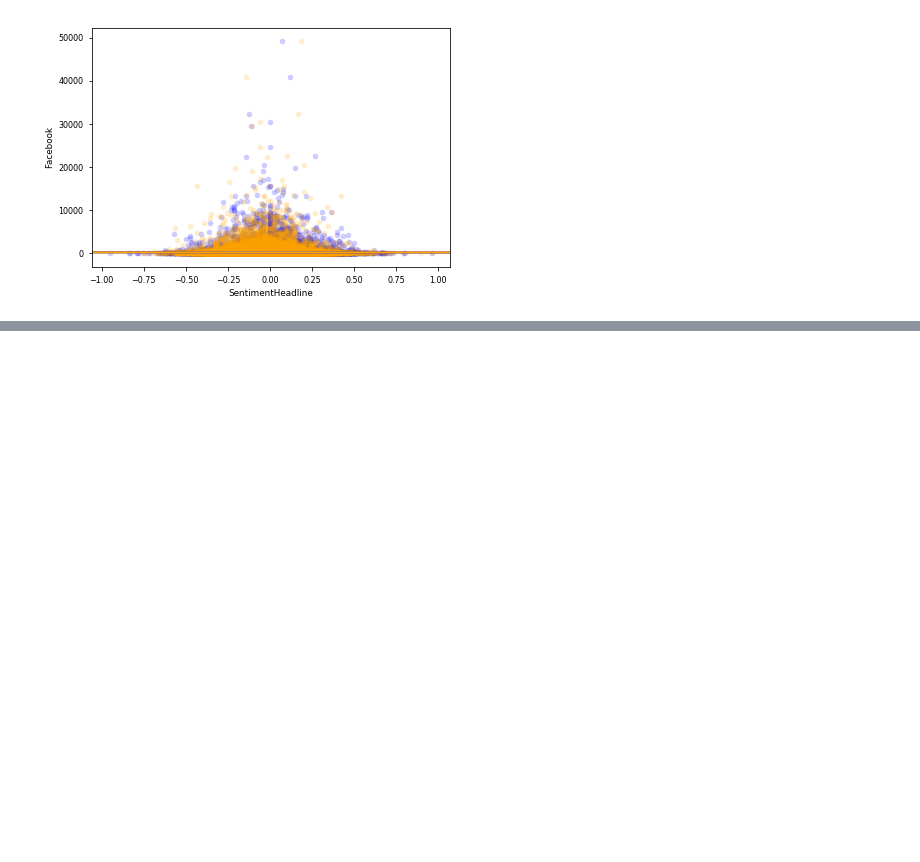
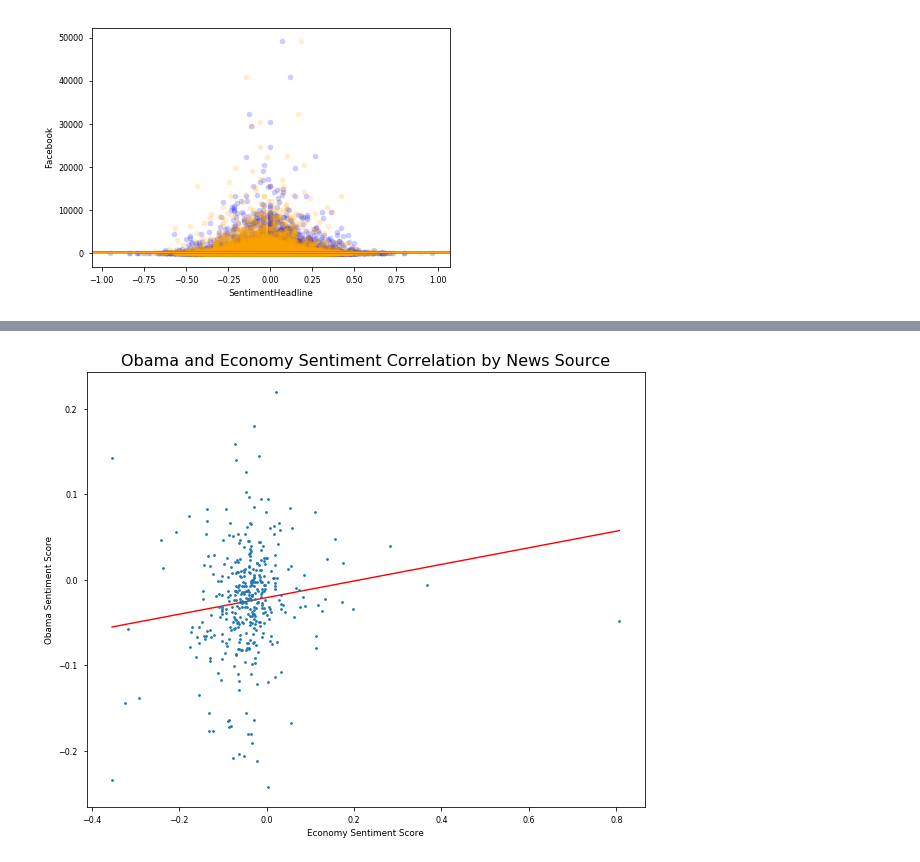
Before and after one commit to MichaelNormandyGavin/Viral_News, a Jupyter notebook: News Popularity Analysis.ipynb, the cells around one changed output, grey strips where cells are left out. Cells and saved outputs as stored; diff of their text form; code cells hidden in the pictures; blank space fills up the shorter version.

```diff
--- a/News Popularity Analysis.ipynb
+++ b/News Popularity Analysis.ipynb
@@ -324,0 +396,3 @@ plt.show()
+# %%
+source_topic_sentiment = source_topic.loc[prolific_sources,:].reset_index()
+source_topic_sentiment = source_topic_sentiment[source_topic_sentiment.Source != " "]
@@ -324,0 +423,7 @@ plt.show()
+# %%
+obama_economy = source_topic_sentiment[(source_topic_sentiment.Topic == 'economy') |(source_topic_sentiment.Topic == 'obama')]
+# %%
+obama_economy = pd.pivot_table(obama_economy,values='SentimentMax',columns=['Topic'],index='Source')
+# %%
+obama_economy.dropna(inplace=True)
+obama_economy.head(15)
@@ -324,0 +448,18 @@ plt.show()
+# %%
+economy = obama_economy['economy'].values
+obama = obama_economy['obama'].values
+
+quad = np.polyfit(economy, obama,deg=1)
+
+x = np.linspace(min(economy),max(economy),20)
+y = np.polyval(quad,x)
+
+plt.figure(figsize=(10,8))
+plt.plot(x,y,color='red')
+plt.plot(economy,obama,marker='.',linestyle='none')
+plt.xlabel('Economy Sentiment Score')
+plt.ylabel('Obama Sentiment Score')
+plt.title('Obama and Economy Sentiment Correlation by News Source',fontsize=16)
+plt.show()
+# %% [output]
+[figure, added]
```
Also changed, not shown: parts of 37 cells of this notebook, 2 other files.
